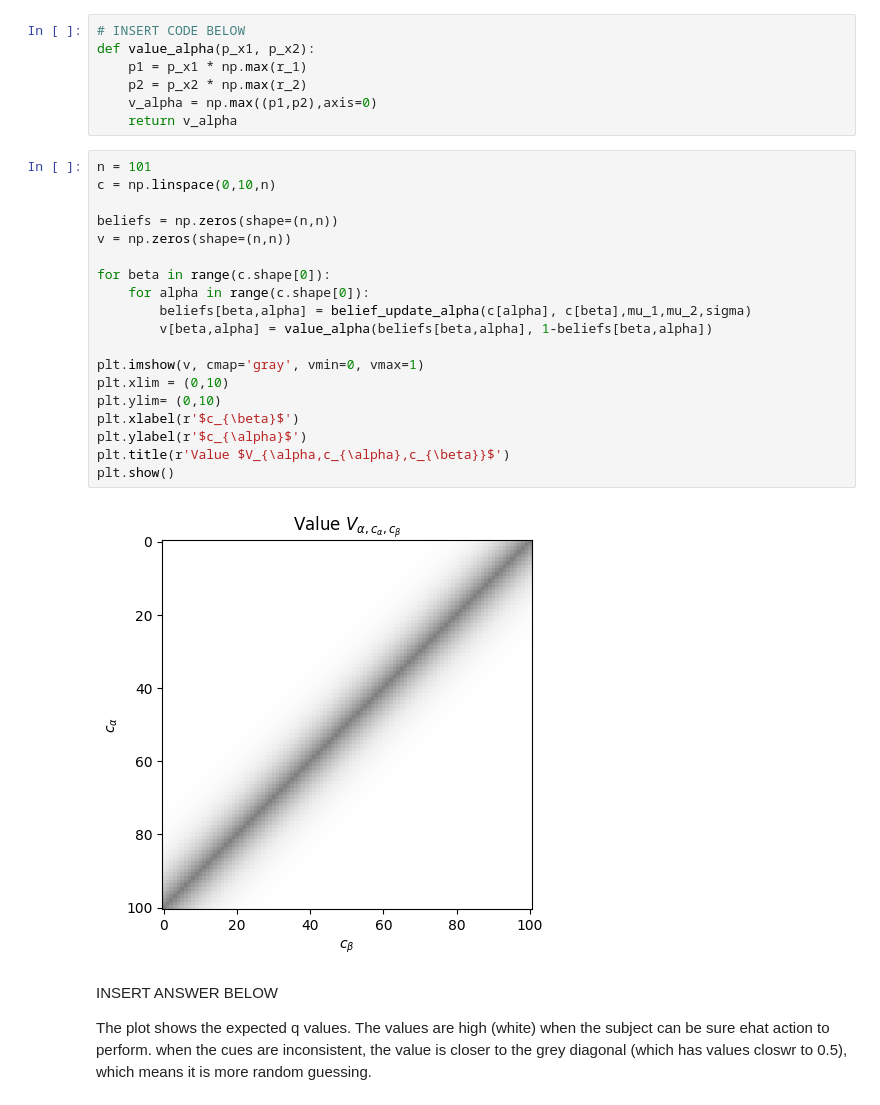
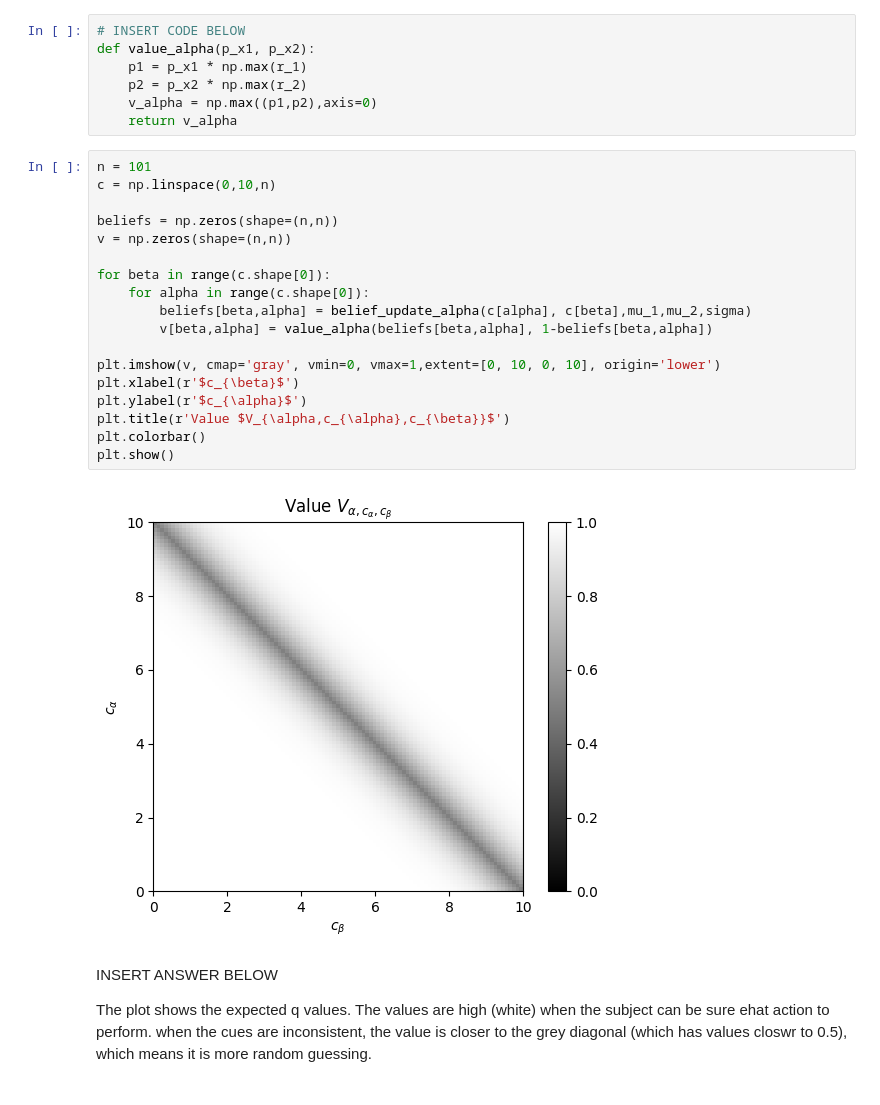
Before and after one commit to alinakrause/NeuralModelling, a Jupyter notebook: HW4/two_stage_FIRSTNAME_LASTNAME.ipynb, the cells around one changed output. Saved outputs shown, nothing was run; the diff lists cells and outputs as text.

```diff
--- a/HW4/two_stage_FIRSTNAME_LASTNAME.ipynb
+++ b/HW4/two_stage_FIRSTNAME_LASTNAME.ipynb
@@ -116,24 +115,23 @@ def value_alpha(p_x1, p_x2):
 # %%
 n = 101
 c = np.linspace(0,10,n)
 
 beliefs = np.zeros(shape=(n,n))
 v = np.zeros(shape=(n,n))
 
 for beta in range(c.shape[0]):
     for alpha in range(c.shape[0]):
         beliefs[beta,alpha] = belief_update_alpha(c[alpha], c[beta],mu_1,mu_2,sigma)
         v[beta,alpha] = value_alpha(beliefs[beta,alpha], 1-beliefs[beta,alpha])
 
-plt.imshow(v, cmap='gray', vmin=0, vmax=1)
-plt.xlim = (0,10)
-plt.ylim= (0,10)
+plt.imshow(v, cmap='gray', vmin=0, vmax=1,extent=[0, 10, 0, 10], origin='lower')
 plt.xlabel(r'$c_{\beta}$')
 plt.ylabel(r'$c_{\alpha}$')
 plt.title(r'Value $V_{\alpha,c_{\alpha},c_{\beta}}$')
+plt.colorbar()
 plt.show()
 # %% [output]
-[figure, old version]
+[figure, new version]
 # %% [markdown]
 INSERT ANSWER BELOW
 
```
Also changed, not shown: parts of 6 cells of this notebook, 1 other file.
